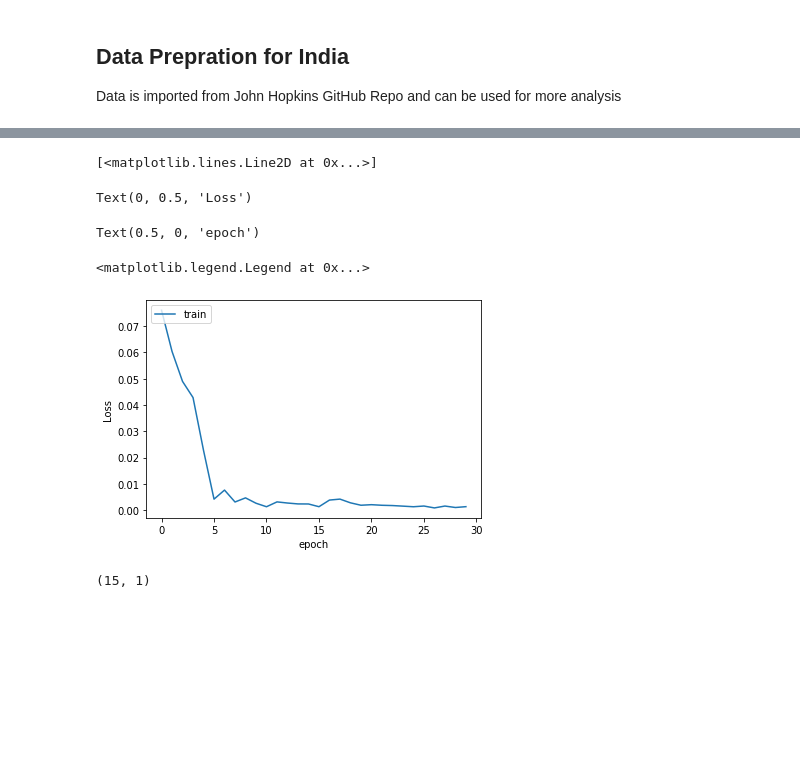
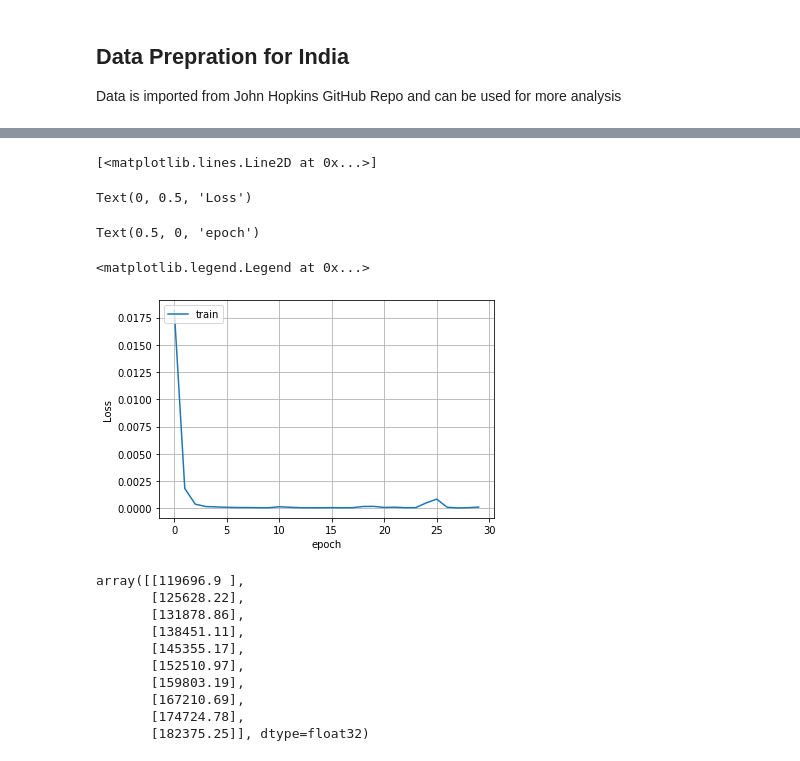
Before and after one commit to tariqmhmd5/Covid-Prediction, a Jupyter notebook: Prediction using LSTM.ipynb, the cells around one changed output, grey strips where cells are left out. Saved outputs shown, nothing was run; the diff lists cells and outputs as text; code cells hidden in the pictures; blank space fills up the shorter version.

```diff
--- a/Prediction using LSTM.ipynb
+++ b/Prediction using LSTM.ipynb
@@ -112,4 +78,4 @@ test=data[100:]
 # %%
 from sklearn.preprocessing import MinMaxScaler
 sc = MinMaxScaler()
-Train = sc.fit_transform(train)
+Train = sc.fit_transform(data.reshape(-1,1))
@@ -119,9 +86,9 @@ Here for ever 5 data point model will learn to predict next value and in this wa
 X_Train = []
 Y_Train = []
 
-for i in range(5, Train.shape[0]):
+for i in range(20, Train.shape[0]):
 
-    X_Train.append(Train[i-5:i,0])
+    X_Train.append(Train[i-20:i,0])
 
     Y_Train.append(Train[i,0])
 
@@ -142,22 +121,8 @@ X_Train = np.reshape(X_Train, newshape=(X_Train.shape[0], X_Train.shape[1], 1))
 regressor = Sequential()
 
 # Adding the first LSTM layer and some Dropout regularisation
-regressor.add(LSTM(units = 50, return_sequences = True, input_shape = (X_Train.shape[1], 1)))
-regressor.add(Dropout(0.2))
+regressor.add(LSTM(units = 100, input_shape = (X_Train.shape[1], 1)))
 
-# Adding a second LSTM layer and some Dropout regularisation
-regressor.add(LSTM(units = 50, return_sequences = True))
-regressor.add(Dropout(0.2))
-
-# Adding a third LSTM layer and some Dropout regularisation
-regressor.add(LSTM(units = 50, return_sequences = True))
-regressor.add(Dropout(0.2))
-
-# Adding a fourth LSTM layer and some Dropout regularisation
-regressor.add(LSTM(units = 50))
-regressor.add(Dropout(0.2))
-
-# Adding the output layer
 regressor.add(Dense(units = 1))
 
 # Compiling the RNN
@@ -183,6 +143,6 @@ Trainable params: 71,051
 Non-trainable params: 0
 _________________________________________________________________
 # %%
-regressor.fit(X_Train, Y_Train, epochs = 30, batch_size = 16)
+regressor.fit(X_Train, Y_Train, epochs = 30, batch_size = 4)
 # %% [output]
 Epoch 1/30
@@ -208,12 +166,13 @@ hist=regressor.history
 # %%
-plt.plot(hist.history['loss'])
+plt.plot(regressor.history.history['loss'])
 plt.ylabel('Loss')
 plt.xlabel('epoch')
 plt.legend(['train', 'val'], loc='upper left')
+plt.grid()
 plt.show()
 # %% [output]
 [<matplotlib.lines.Line2D at 0x...>]
 Text(0, 0.5, 'Loss')
 Text(0.5, 0, 'epoch')
 <matplotlib.legend.Legend at 0x...>
-[figure, old version]
+[figure, new version]
@@ -239,4 +178,0 @@ predicted_cases = regressor.predict(X_test)
-# %%
-predicted_cases.shape
-# %% [output]
-(15, 1)
@@ -249,0 +181,13 @@ def create_batch(data,step):
+# %%
+y_pred
+# %% [output]
+array([[119696.9 ],
+       [125628.22],
+       [131878.86],
+       [138451.11],
+       [145355.17],
+       [152510.97],
+       [159803.19],
+       [167210.69],
+       [174724.78],
+       [182375.25]], dtype=float32)
```
Also changed, not shown: parts of 73 cells of this notebook.
